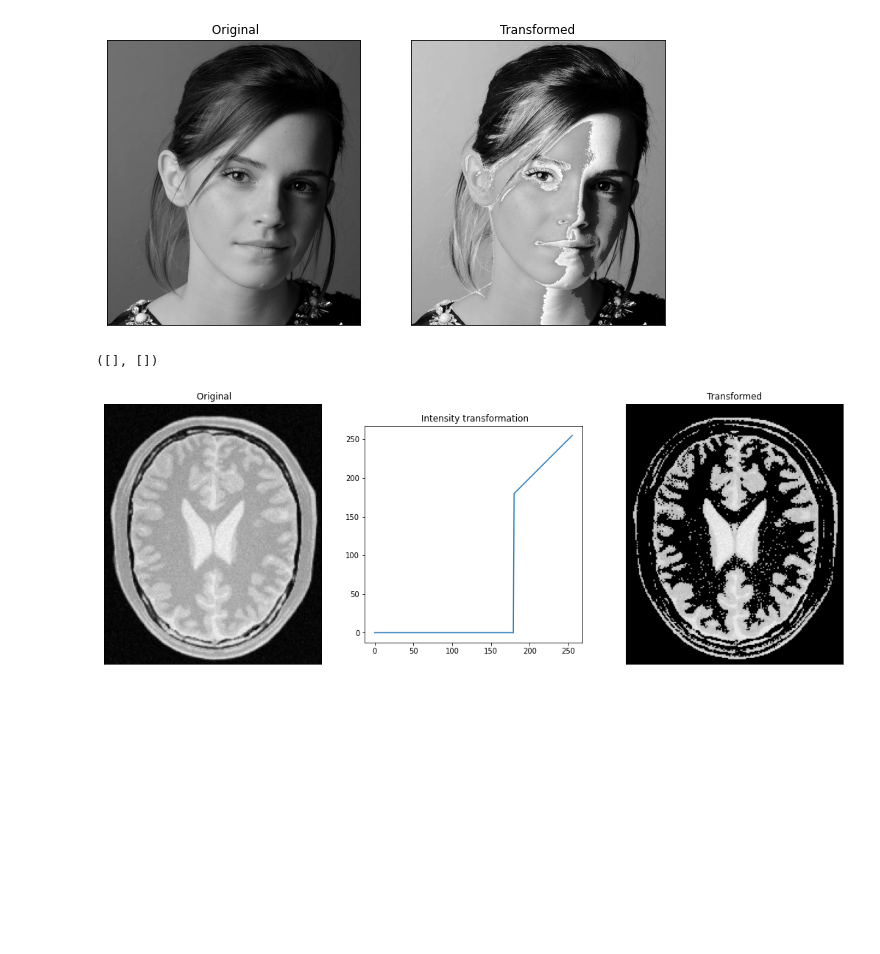
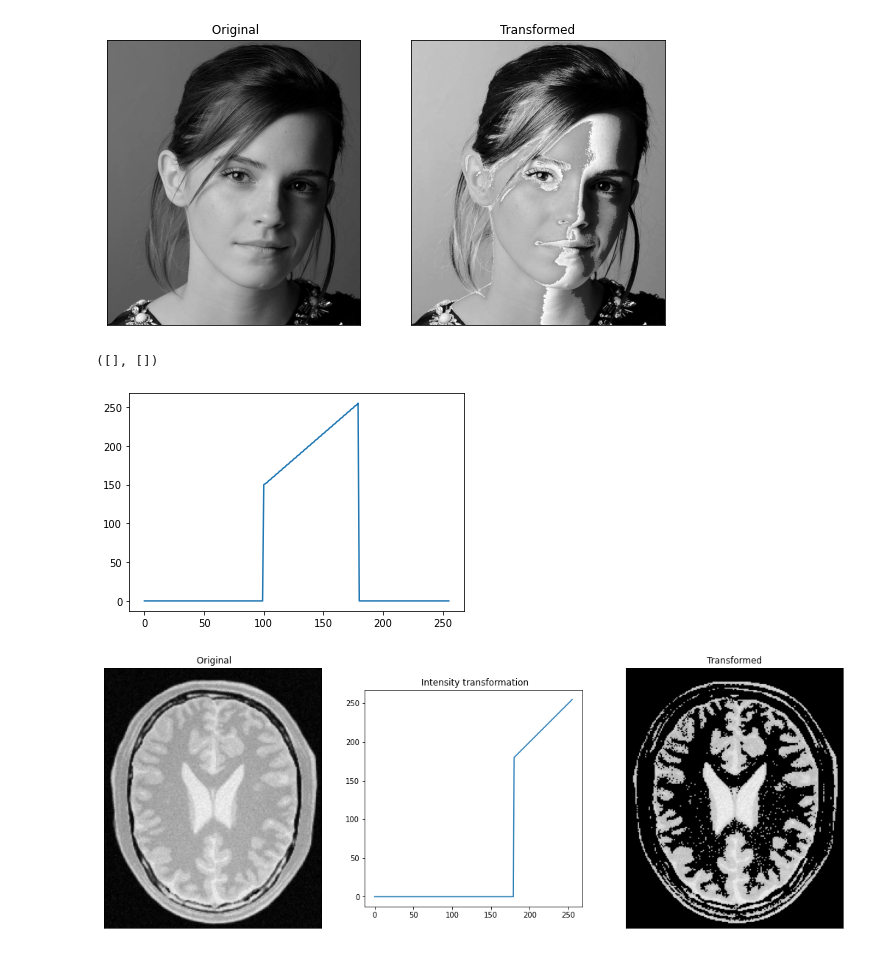
Before and after one commit to NaduniDamsariLiyanage/en_2550, a Jupyter notebook: 190356E_Assingment1.ipynb, the cells around one changed output. Cells and saved outputs as stored; diff of their text form; code cells hidden in the pictures; blank space fills up the shorter version.

```diff
--- a/190356E_Assingment1.ipynb
+++ b/190356E_Assingment1.ipynb
@@ -31,33 +31,39 @@ Text(0.5, 1.0, 'Transformed')
 # %%
 import numpy as np
 import cv2 as cv
 import matplotlib.pyplot as plt
 
 brain = cv.imread('./assingment1_images/brain_proton_density_slice.png', cv.IMREAD_GRAYSCALE)
 assert brain is not None
 
 t1 = np.linspace(0,0,180)
 t2 = np.linspace(180,255,76)
-
-
 t = np.concatenate((t1,t2),axis=0).astype(np.uint8)
-
 assert len(t) == 256
 g = cv.LUT(brain, t)
+
+s1 = np.linspace(0,0,100)
+s2 = np.linspace(150,255,80)
+s3 = np.linspace(0,0,76)
+s = np.concatenate((s1,s2,s3),axis=0).astype(np.uint8)
+assert len(s) == 256
+fig,ax = plt.subplots()
+ax.plot(s)
 
 
 fig,axes = plt.subplots(1,3,figsize = (18,18))
 
 axes[0].imshow(brain, cmap ='gray',vmin=0,vmax=255)
 axes[0].set_title(' Original')
 axes[0].set_xticks([]),axes[0].set_yticks([])
 axes[1].plot(t)
 axes[1].set_aspect('equal')
 axes[1].set_title(' Intensity transformation')
 #axes[1].set_xticks([]),axes[1].set_yticks([])
 axes[2].imshow(g, cmap ='gray',vmin=0,vmax=255)
 axes[2].set_title('Transformed')
 axes[2].set_xticks([]),axes[2].set_yticks([])
 # %% [output]
 ([], [])
-[figure, old version]
+[figure, new version]
+[figure, added]
```
Also changed, not shown: parts of 1 cell of this notebook.
